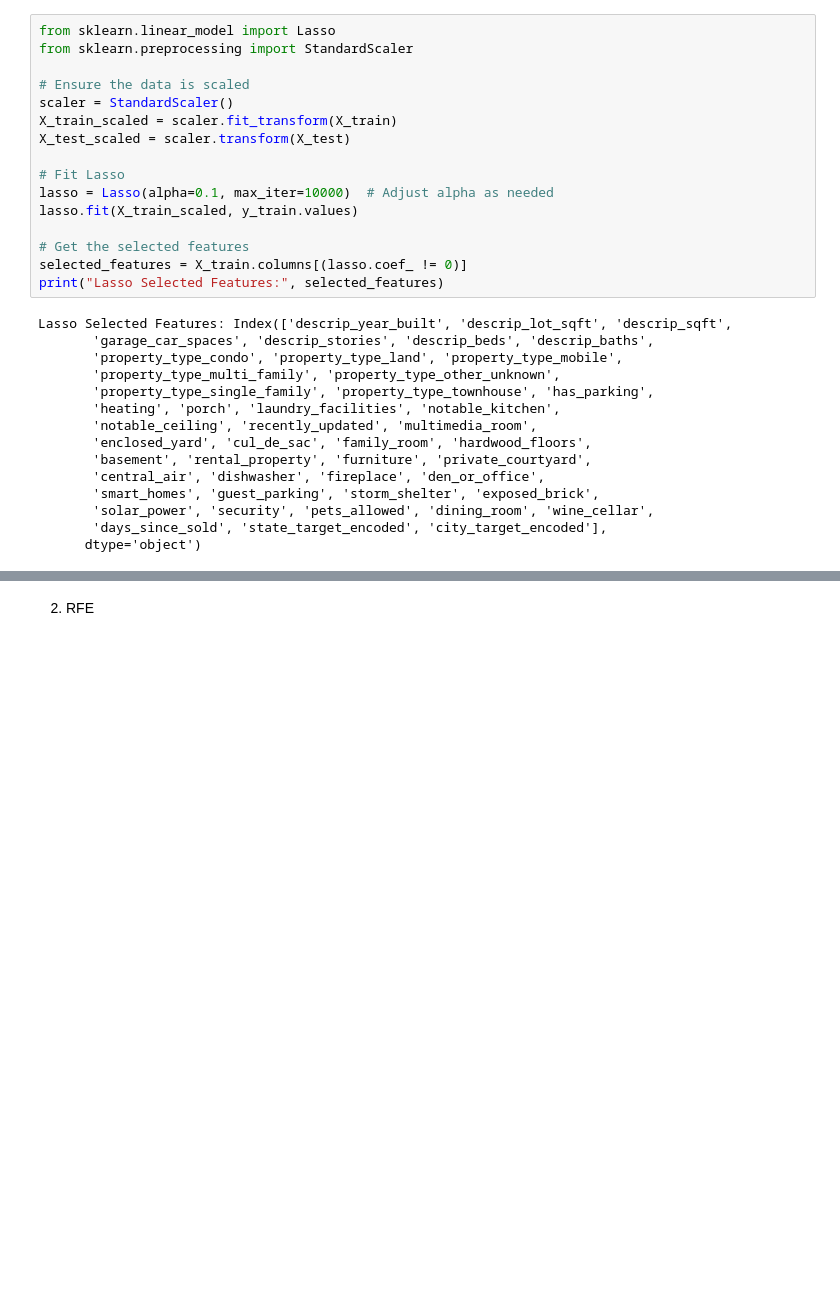
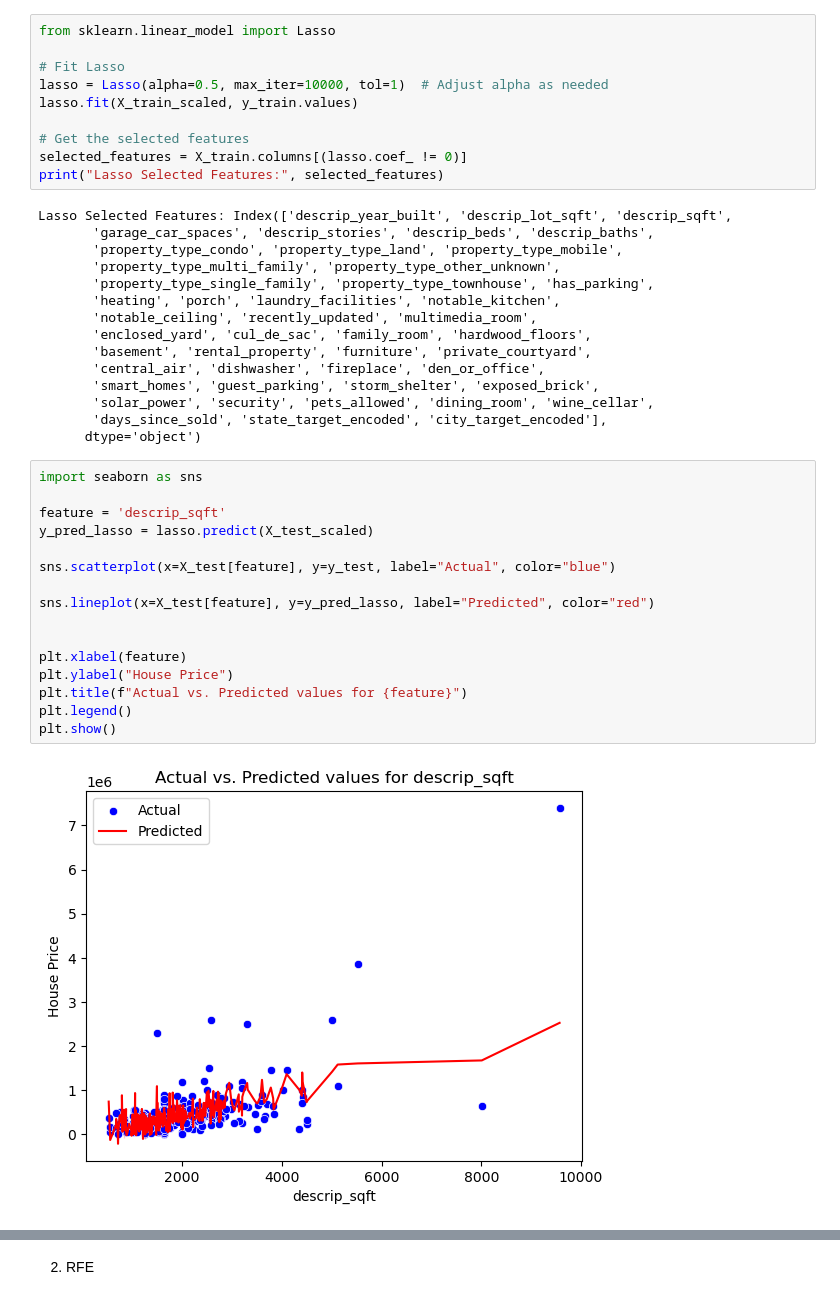
Before and after one commit to MeghanBarritt/midterm_project_datasci, a Jupyter notebook: notebooks/2 - model_selection.ipynb, the cells around one changed output, grey strips where cells are left out. Saved outputs shown, nothing was run; the diff lists cells and outputs as text; blank space fills up the shorter version.

```diff
--- a/notebooks/2 - model_selection.ipynb
+++ b/notebooks/2 - model_selection.ipynb
@@ -301,15 +269,9 @@ Remember, feature selection often doesn't directly improve performance, but if p
 1. Lasso
 # %%
 from sklearn.linear_model import Lasso
-from sklearn.preprocessing import StandardScaler
-
-# Ensure the data is scaled
-scaler = StandardScaler()
-X_train_scaled = scaler.fit_transform(X_train)
-X_test_scaled = scaler.transform(X_test)
 
 # Fit Lasso
-lasso = Lasso(alpha=0.1, max_iter=10000)  # Adjust alpha as needed
+lasso = Lasso(alpha=0.5, max_iter=10000, tol=1)  # Adjust alpha as needed
 lasso.fit(X_train_scaled, y_train.values)
 
 # Get the selected features
@@ -330,3 +292,21 @@ Lasso Selected Features: Index(['descrip_year_built', 'descrip_lot_sqft', 'descr
        'solar_power', 'security', 'pets_allowed', 'dining_room', 'wine_cellar',
        'days_since_sold', 'state_target_encoded', 'city_target_encoded'],
       dtype='object')
+# %%
+import seaborn as sns
+
+feature = 'descrip_sqft'
+y_pred_lasso = lasso.predict(X_test_scaled)
+
+sns.scatterplot(x=X_test[feature], y=y_test, label="Actual", color="blue")
+
+sns.lineplot(x=X_test[feature], y=y_pred_lasso, label="Predicted", color="red")
+
+
+plt.xlabel(feature)
+plt.ylabel("House Price")
+plt.title(f"Actual vs. Predicted values for {feature}")
+plt.legend()
+plt.show()
+# %% [output]
+[figure, added]
```
Also changed, not shown: parts of 14 cells of this notebook.
